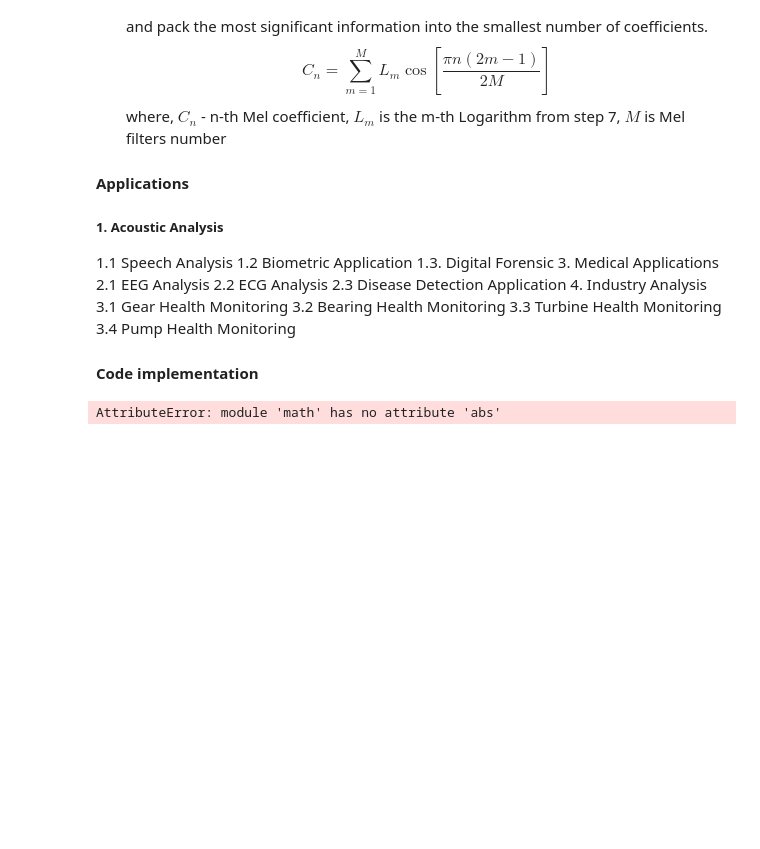
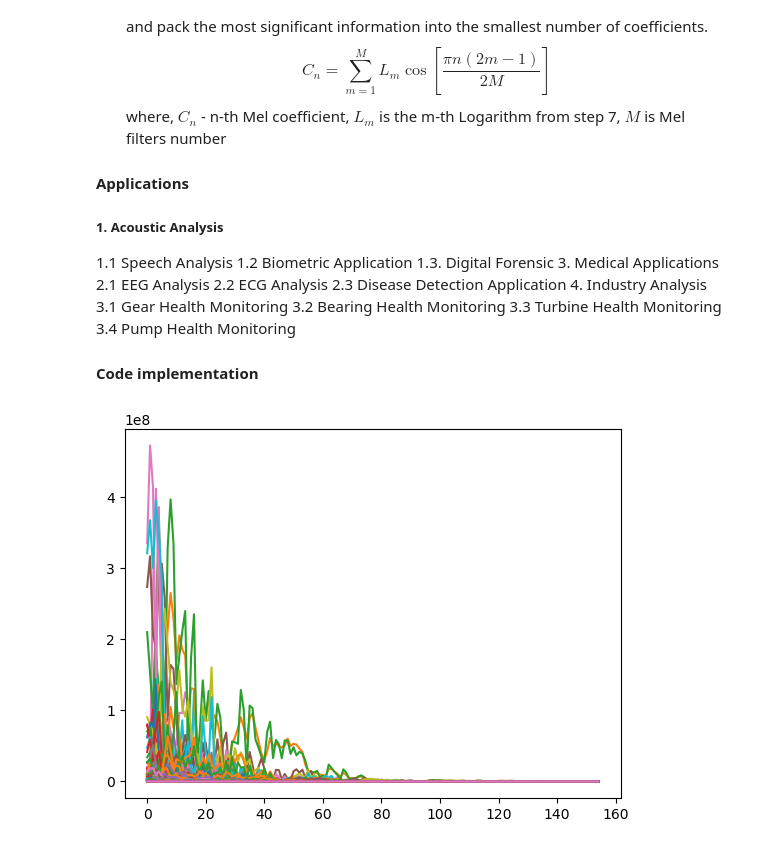
Before and after one commit to nushito/Math-for-Developers, a Jupyter notebook: MFC Project/MFC.ipynb, the cells around one changed output. Drawn from its saved outputs; the diff is of its cells as text; code cells hidden in the pictures; blank space fills up the shorter version.

Commit message:
Proekt- Power Spectrum

```diff
--- a/MFC Project/MFC.ipynb
+++ b/MFC Project/MFC.ipynb
@@ -102,7 +102,7 @@ def window(framed_audio, frame_length):
     return audio_framed_window
 
 
-def stft(window_audio, frame_length):
+def stft_power_spec(window_audio, frame_length):
     mag_frames = np.absolute(np.fft.rfft(window_audio, 512)) # just for check
     audio_length = len(window_audio)
     fft_coeff = 258
@@ -118,14 +118,13 @@ def stft(window_audio, frame_length):
         x_k.append(sftf_frames)
 
     x_k = np.array(x_k)
-    power_spec = np.abs( np.array(x_k))**2
-    print(power_spec[0], x_k[0])
-    return x_k
+    power_spec = (np.abs( np.array(x_k))**2)*(frame_length**-1)
+    return power_spec
 
-def power_spectrum(sftf, frame_length):
-    pc = np.array([(sftf[k]**2)/frame_length for k in np.arange(0,len(sftf))])
-    #print(type(pc))
-    return pc
+# def power_spectrum(sftf, frame_length):
+#     pc = np.array([(sftf[k]**2)/frame_length for k in np.arange(0,len(sftf))])
+#     #print(type(pc))
+#     return pc
 
 def h_mel_transform_filters(samplerate, numbers_filters): # convert Hz to Mel and divide on the triangularers Mel filters, usually they are 26 filters
     mels = np.linspace(0, 2595*np.log10(1+ (samplerate/2)/700), numbers_filters) # low frequency = 0, high - samplerates/2
@@ -149,9 +148,12 @@ numbers_filters = 26
 pre = pre_emphasis(audio)
 frame_audio = audio_frames(pre, samplerate, frame_length, frame_step)
 window = window(frame_audio, frame_length * samplerate)
-stft = stft(window, frame_length * samplerate)
+stft_power_spec = stft_power_spec(window, frame_length * samplerate)
 #power_spectrum = (stft, frame_length*samplerate)
-#mel_transform = h_mel_transform_filters(samplerate, numbers_filters)
-#mel_frequency_convert = mel_frequency_convert(mel_transform)
+mel_transform = h_mel_transform_filters(samplerate, numbers_filters)
+mel_frequency_convert = mel_frequency_convert(mel_transform)
-# %% [output]
-AttributeError: module 'math' has no attribute 'abs'
+# %%
+plt.plot(stft_power_spec)
+plt.show()
+# %% [output]
+[figure, added]
```
